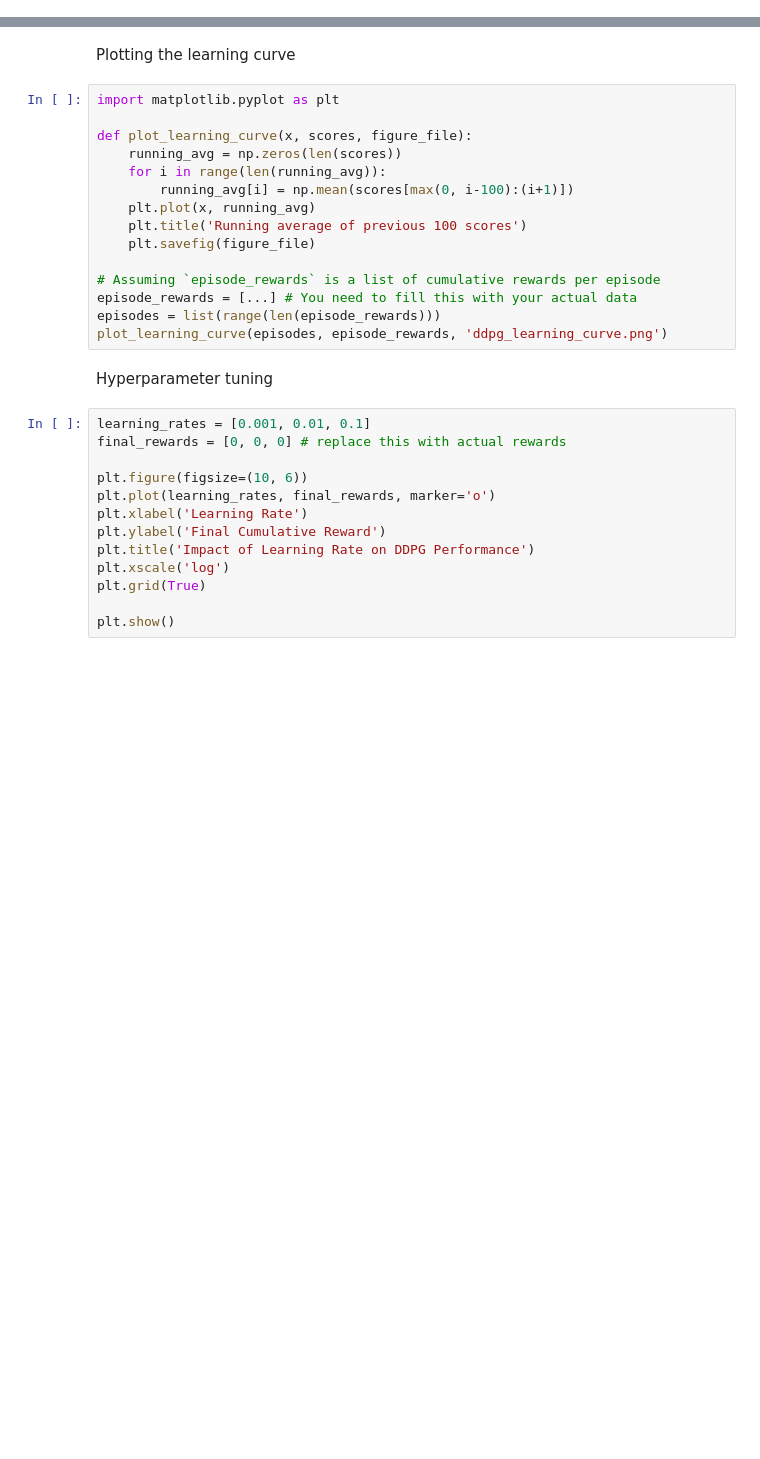
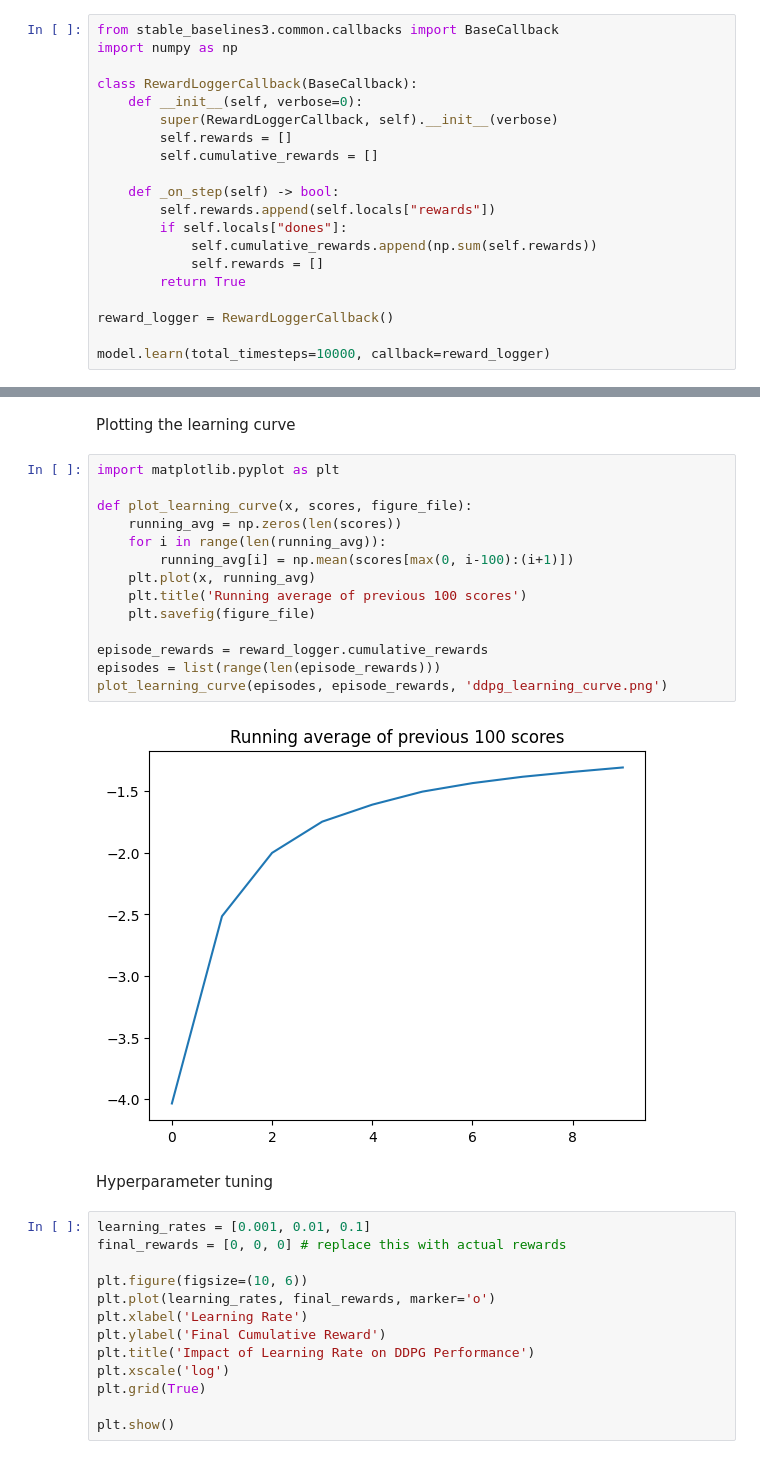
Before and after one commit to Cloudsky01/reinforcment-learning-project, a Jupyter notebook: ddpg.ipynb, the cells around one changed output, grey strips where cells are left out. Saved outputs shown, nothing was run; the diff lists cells and outputs as text; blank space fills up the shorter version.

Commit message:
Added RewardLoggerCallBack

```diff
--- a/ddpg.ipynb
+++ b/ddpg.ipynb
@@ -66,0 +44,20 @@ install "ipywidgets" for Jupyter support
+# %%
+from stable_baselines3.common.callbacks import BaseCallback
+import numpy as np
+
+class RewardLoggerCallback(BaseCallback):
+    def __init__(self, verbose=0):
+        super(RewardLoggerCallback, self).__init__(verbose)
+        self.rewards = []
+        self.cumulative_rewards = []
+
+    def _on_step(self) -> bool:
+        self.rewards.append(self.locals["rewards"])
+        if self.locals["dones"]:
+            self.cumulative_rewards.append(np.sum(self.rewards))
+            self.rewards = []
+        return True
+
+reward_logger = RewardLoggerCallback()
+
+model.learn(total_timesteps=10000, callback=reward_logger)
@@ -76,18 +92,19 @@ Plotting the learning curve
 # %%
 import matplotlib.pyplot as plt
 
 def plot_learning_curve(x, scores, figure_file):
     running_avg = np.zeros(len(scores))
     for i in range(len(running_avg)):
         running_avg[i] = np.mean(scores[max(0, i-100):(i+1)])
     plt.plot(x, running_avg)
     plt.title('Running average of previous 100 scores')
     plt.savefig(figure_file)
 
-# Assuming `episode_rewards` is a list of cumulative rewards per episode
-episode_rewards = [...] # You need to fill this with your actual data
+episode_rewards = reward_logger.cumulative_rewards
 episodes = list(range(len(episode_rewards)))
 plot_learning_curve(episodes, episode_rewards, 'ddpg_learning_curve.png')
+# %% [output]
+[figure, added]
 # %% [markdown]
 Hyperparameter tuning
 # %%
```
Also changed, not shown: parts of 3 cells of this notebook.
